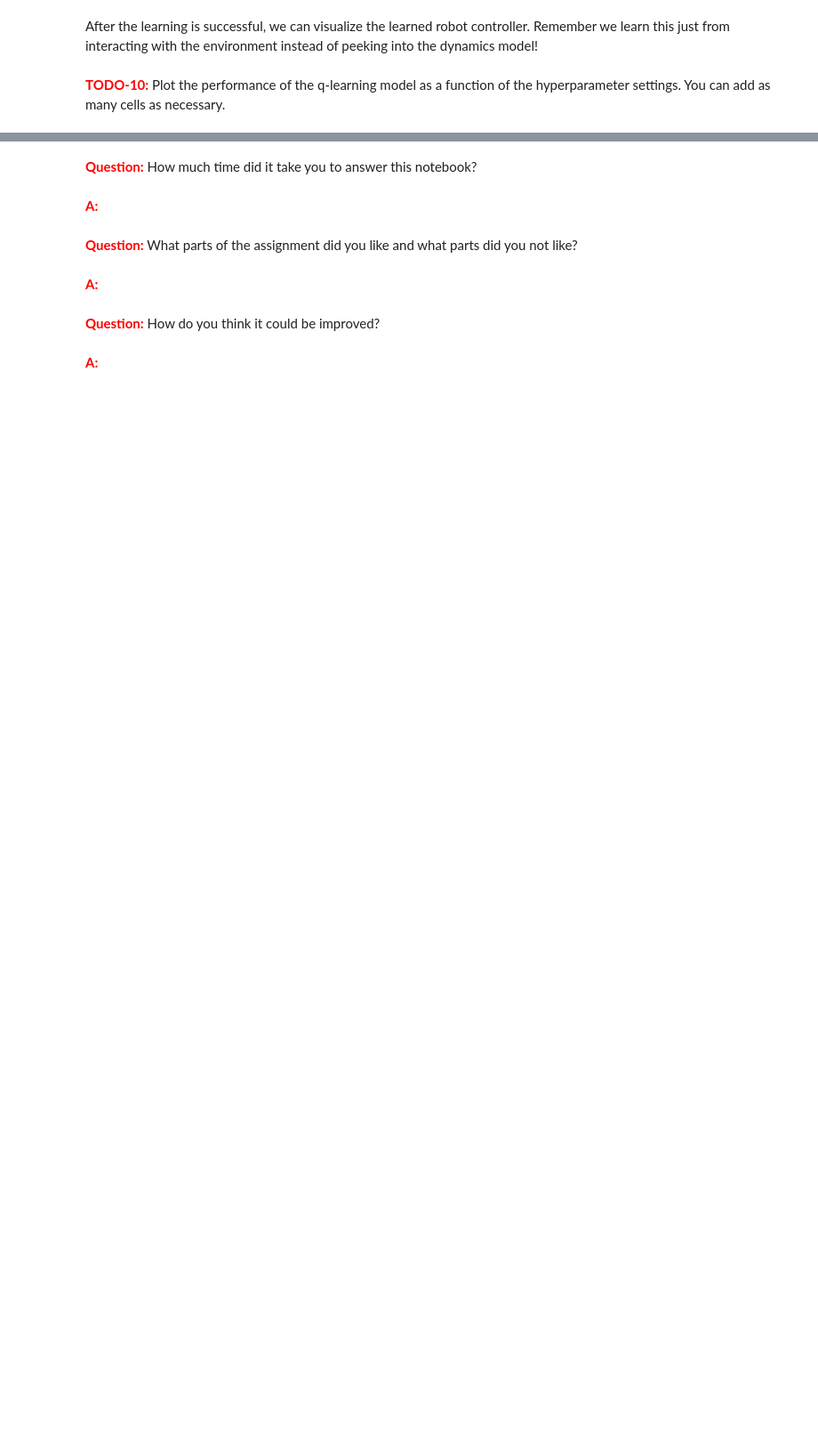
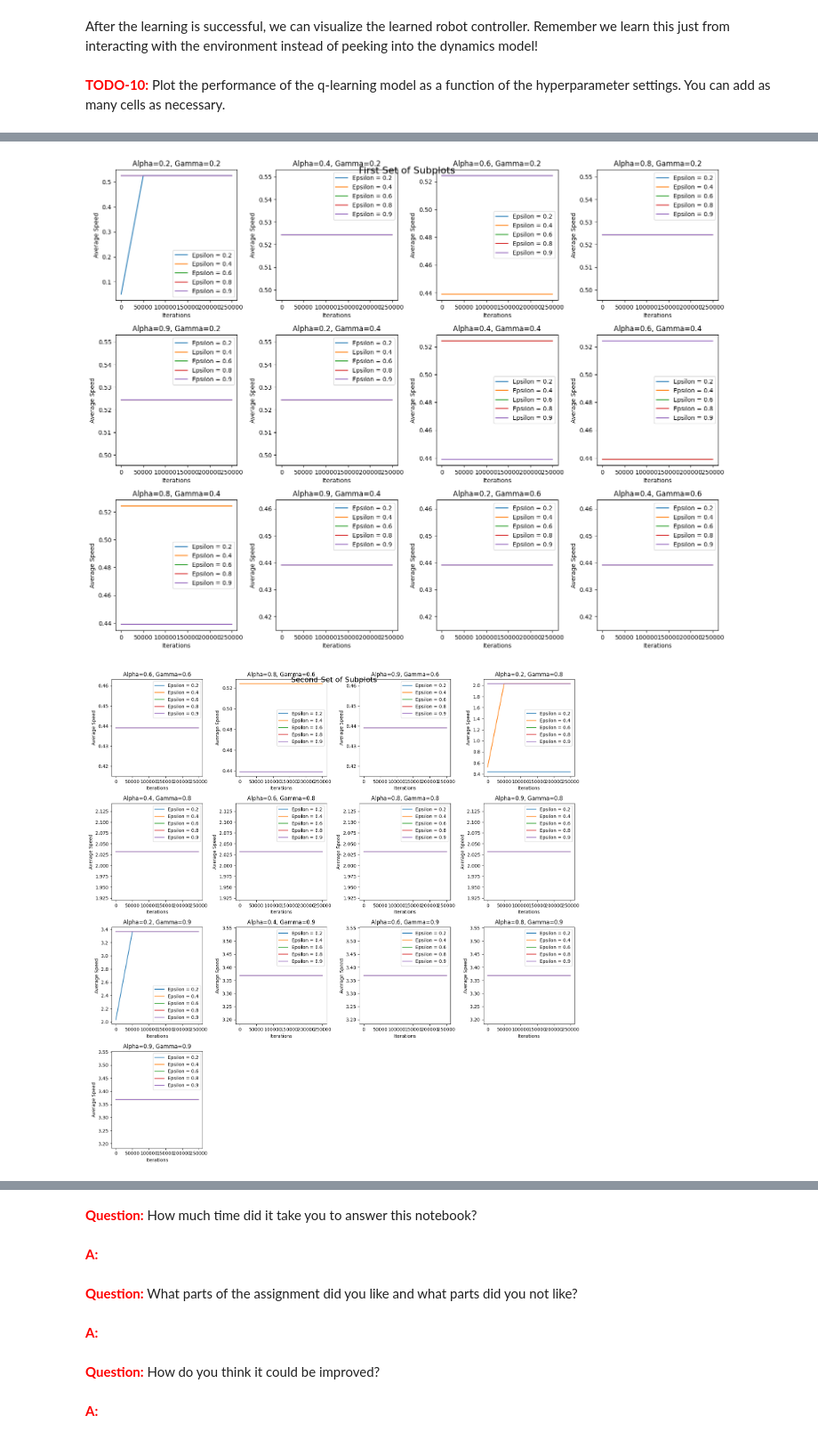
Before and after one commit to ningerdinger/KTAI2, a Jupyter notebook: 2.3 - Robotics.ipynb, the cells around one changed output, grey strips where cells are left out. Shown at 89% size. Cells and saved outputs as stored; diff of their text form; code cells hidden in the pictures; blank space fills up the shorter version.

```diff
--- a/2.3 - Robotics.ipynb
+++ b/2.3 - Robotics.ipynb
@@ -584,0 +626,64 @@ env.close_gui()
+# %%
+import matplotlib.pyplot as plt
+
+# Preprocessing: Extract unique combinations dynamically from the dataset
+fixed_combinations = []
+for entry in data:
+    combo = {"alpha": entry["alpha"], "gamma": entry["gamma"]}
+    if combo not in fixed_combinations:
+        fixed_combinations.append(combo)
+
+# Divide fixed_combinations into two separate sets
+half_point = len(fixed_combinations) // 2
+first_set = fixed_combinations[:half_point]
+second_set = fixed_combinations[half_point:]
+
+# Function to create a set of subplots
+def create_subplots(combination_set, title):
+    num_plots = len(combination_set)
+    fig, axes = plt.subplots(4, 4, figsize=(15, 15))  # Adjust grid size and figure size
+    axes = axes.flatten()  # Flatten the axes for easy iteration
+
+    for i, fixed in enumerate(combination_set):
+        alpha_fixed = fixed["alpha"]
+        gamma_fixed = fixed["gamma"]
+
+        # Filter data for current alpha and gamma
+        filtered_data = [entry for entry in data if entry['alpha'] == alpha_fixed and entry['gamma'] == gamma_fixed]
+
+        # Group by epsilon
+        epsilon_groups = {}
+        for entry in filtered_data:
+            eps = entry['eps']
+            if eps not in epsilon_groups:
+                epsilon_groups[eps] = {'iterations': [], 'speeds': []}
+            epsilon_groups[eps]['iterations'].append(entry['iteration'])
+            epsilon_groups[eps]['speeds'].append(entry['speed'])
+
+        # Plot for current fixed combination
+        ax = axes[i]
+        for eps, results in epsilon_groups.items():
+            ax.plot(results['iterations'], results['speeds'], label=f"Epsilon = {eps}")
+
+        ax.set_title(f"Alpha={alpha_fixed}, Gamma={gamma_fixed}")
+        ax.set_xlabel("Iterations")
+        ax.set_ylabel("Average Speed")
+        ax.legend()
+
+    # Remove unused axes
+    for ax in axes[num_plots:]:
+        ax.remove()
+
+    # Adjust layout
+    plt.tight_layout()
+    fig.suptitle(title, fontsize=16)
+    plt.show()
+
+# Create the first set of subplots
+create_subplots(first_set, "First Set of Subplots")
+
+# Create the second set of subplots
+create_subplots(second_set, "Second Set of Subplots")
+# %% [output]
+[figure, added]
+[figure, added]
```
Also changed, not shown: parts of 16 cells of this notebook, 1 other file.
